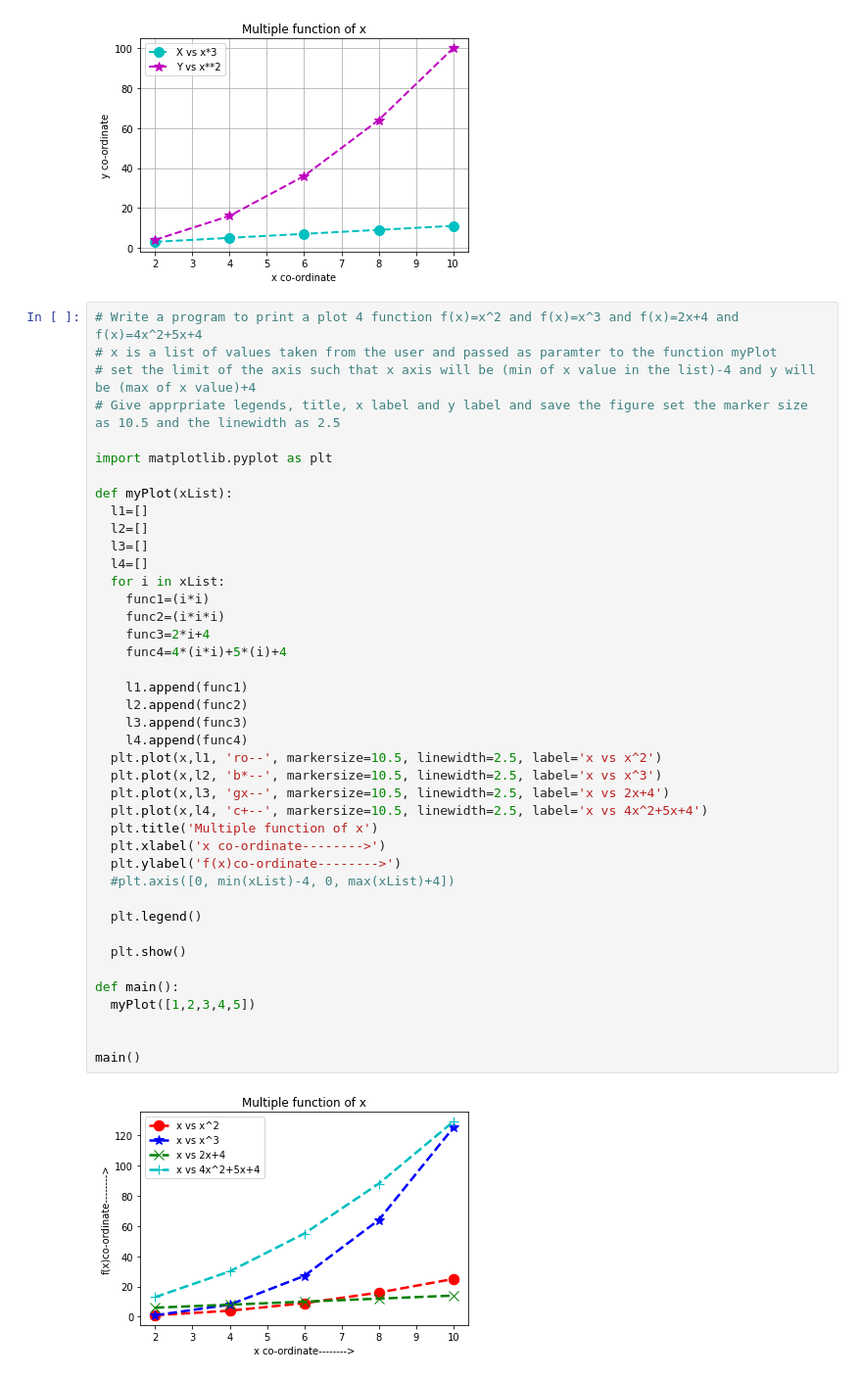
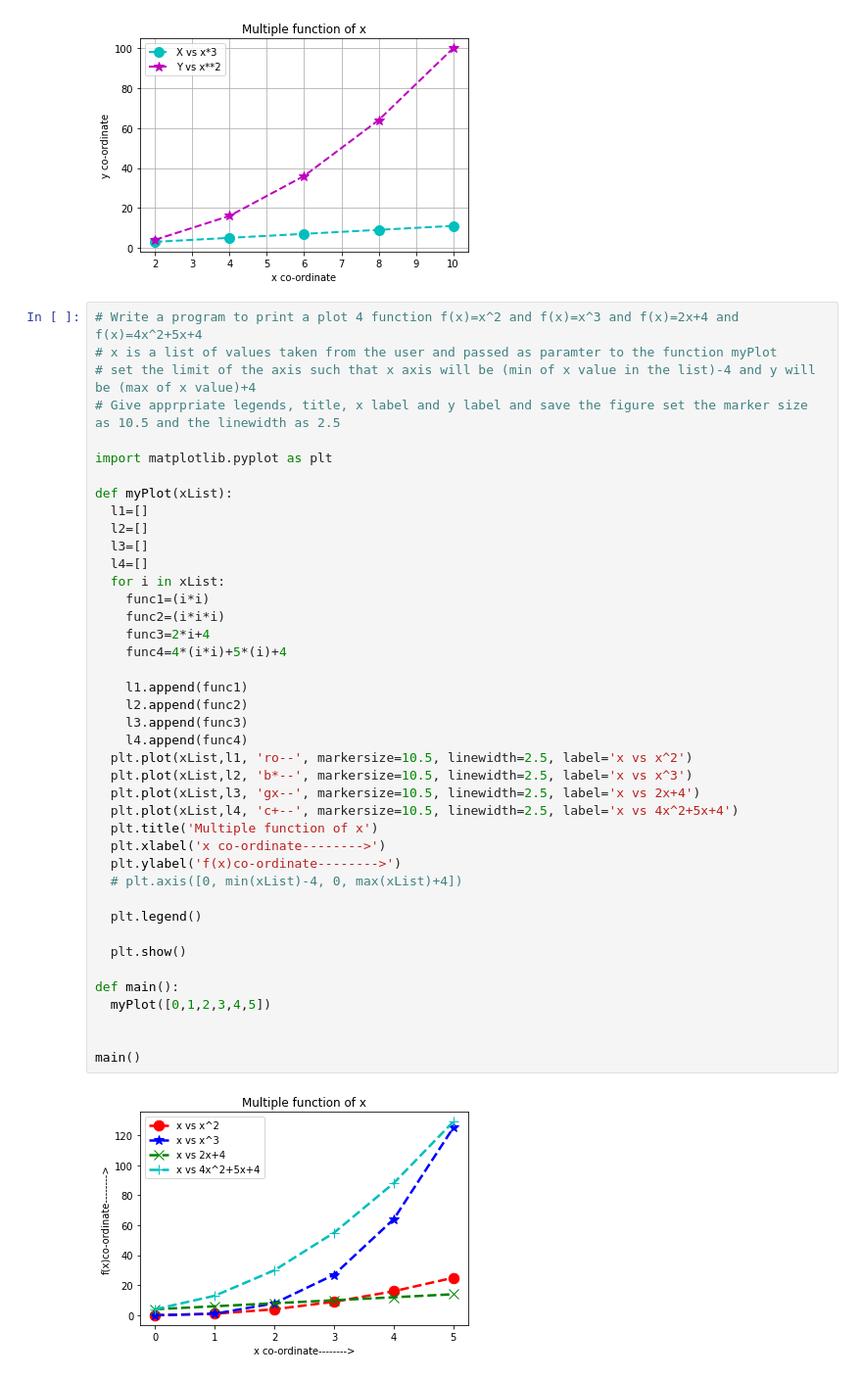
Before and after one commit to HarshrajSharma/DataAnalytics, a Jupyter notebook: DataAnalyticsDay5.ipynb, the cells around one changed output. Shown at 98% size. Drawn from its saved outputs; the diff is of its cells as text.

```diff
--- a/DataAnalyticsDay5.ipynb
+++ b/DataAnalyticsDay5.ipynb
@@ -90,37 +90,37 @@ fig.savefig('test1.jpg')
 import matplotlib.pyplot as plt
 
 def myPlot(xList):
   l1=[]
   l2=[]
   l3=[]
   l4=[]
   for i in xList:
     func1=(i*i)
     func2=(i*i*i)
     func3=2*i+4
     func4=4*(i*i)+5*(i)+4
 
     l1.append(func1)
     l2.append(func2)
     l3.append(func3)
     l4.append(func4)
-  plt.plot(x,l1, 'ro--', markersize=10.5, linewidth=2.5, label='x vs x^2')
-  plt.plot(x,l2, 'b*--', markersize=10.5, linewidth=2.5, label='x vs x^3')
-  plt.plot(x,l3, 'gx--', markersize=10.5, linewidth=2.5, label='x vs 2x+4')
-  plt.plot(x,l4, 'c+--', markersize=10.5, linewidth=2.5, label='x vs 4x^2+5x+4')
+  plt.plot(xList,l1, 'ro--', markersize=10.5, linewidth=2.5, label='x vs x^2')
+  plt.plot(xList,l2, 'b*--', markersize=10.5, linewidth=2.5, label='x vs x^3')
+  plt.plot(xList,l3, 'gx--', markersize=10.5, linewidth=2.5, label='x vs 2x+4')
+  plt.plot(xList,l4, 'c+--', markersize=10.5, linewidth=2.5, label='x vs 4x^2+5x+4')
   plt.title('Multiple function of x')
   plt.xlabel('x co-ordinate-------->')
   plt.ylabel('f(x)co-ordinate-------->')
-  #plt.axis([0, min(xList)-4, 0, max(xList)+4])
+  # plt.axis([0, min(xList)-4, 0, max(xList)+4])
 
   plt.legend()
 
   plt.show()
 
 def main():
-  myPlot([1,2,3,4,5])
+  myPlot([0,1,2,3,4,5])
 
 
 main()
 # %% [output]
-[figure, old version]
+[figure, new version]
```
Also changed, not shown: parts of 1 cell of this notebook.
